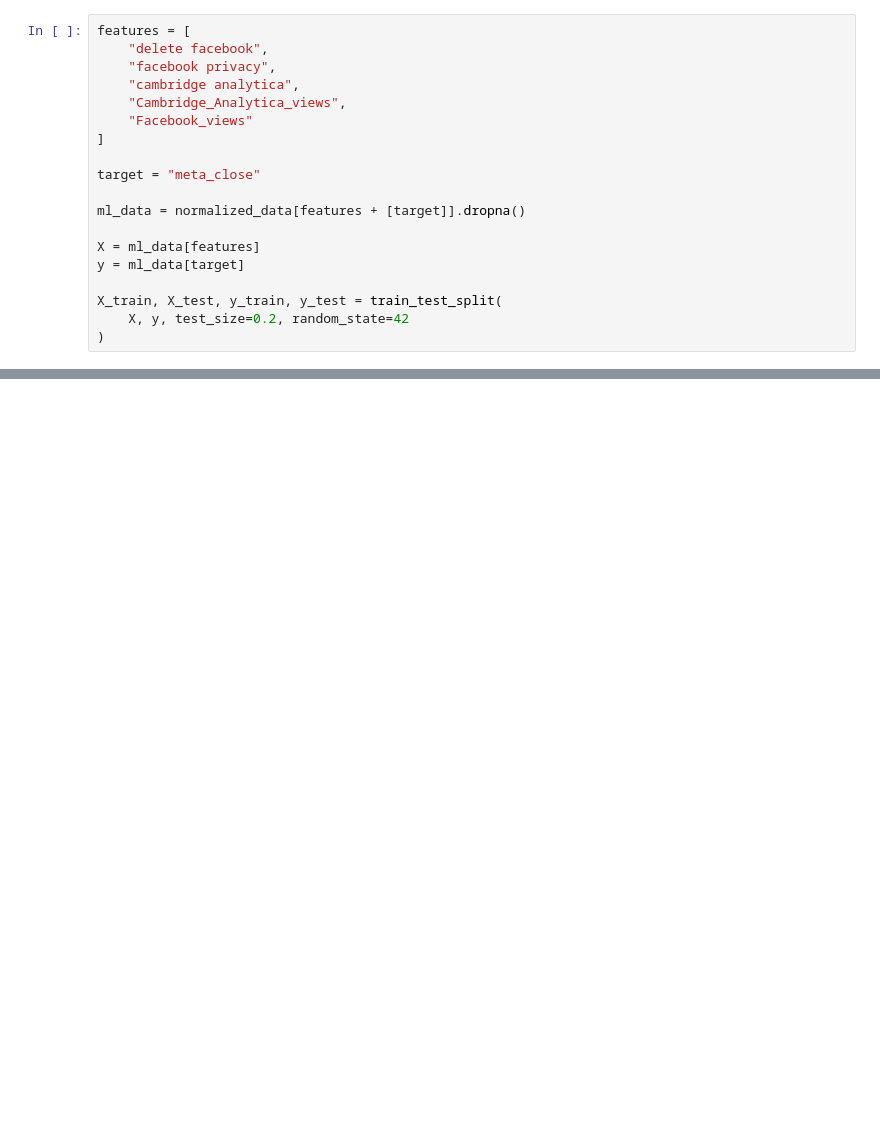
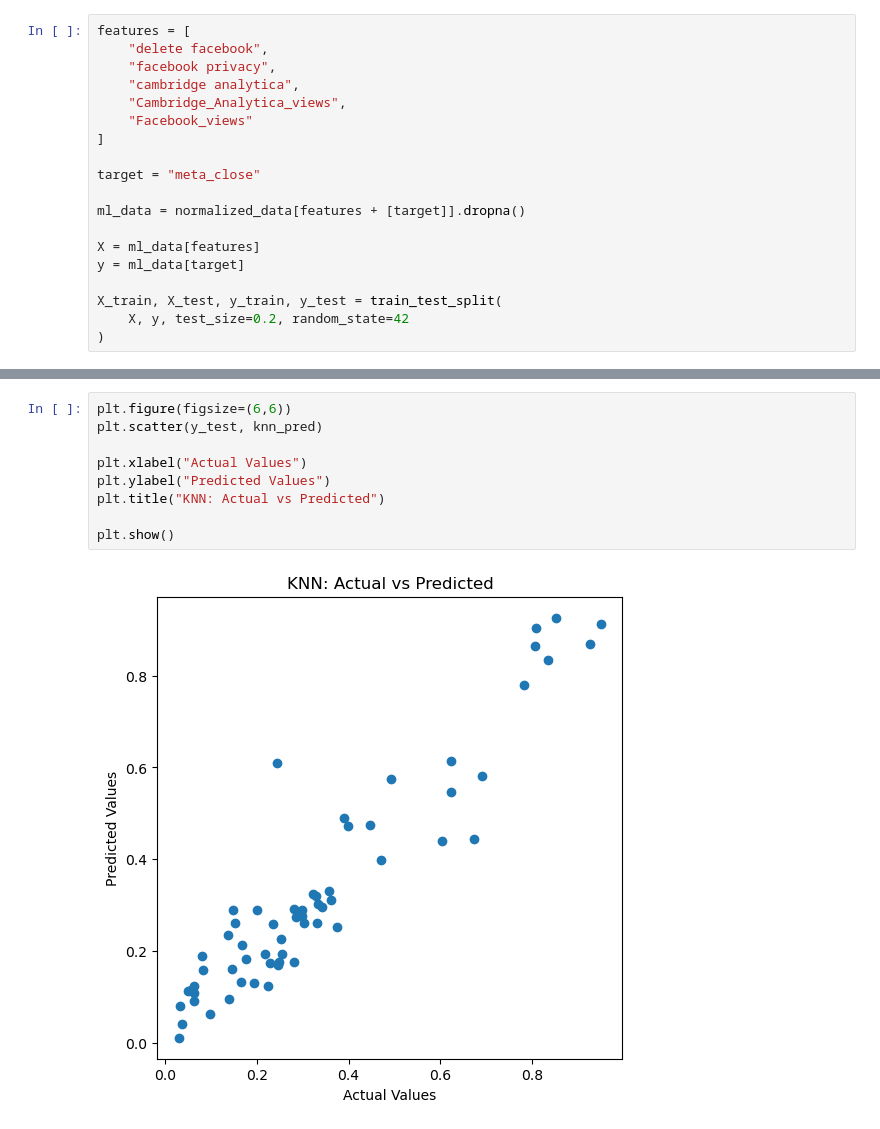
Before and after one commit to diclezgilhan/dsa210-project-dicle, a Jupyter notebook: cambridgeanalytica_data_eda_hypothesis_with_ml.ipynb, the cells around one changed output, grey strips where cells are left out. Drawn from its saved outputs; the diff is of its cells as text; blank space fills up the shorter version.

```diff
--- a/cambridgeanalytica_data_eda_hypothesis_with_ml.ipynb
+++ b/cambridgeanalytica_data_eda_hypothesis_with_ml.ipynb
@@ -464,0 +503,11 @@ R2: 0.9231893552703808
+# %%
+plt.figure(figsize=(6,6))
+plt.scatter(y_test, knn_pred)
+
+plt.xlabel("Actual Values")
+plt.ylabel("Predicted Values")
+plt.title("KNN: Actual vs Predicted")
+
+plt.show()
+# %% [output]
+[figure, added]
```
Also changed, not shown: parts of 17 cells of this notebook.
